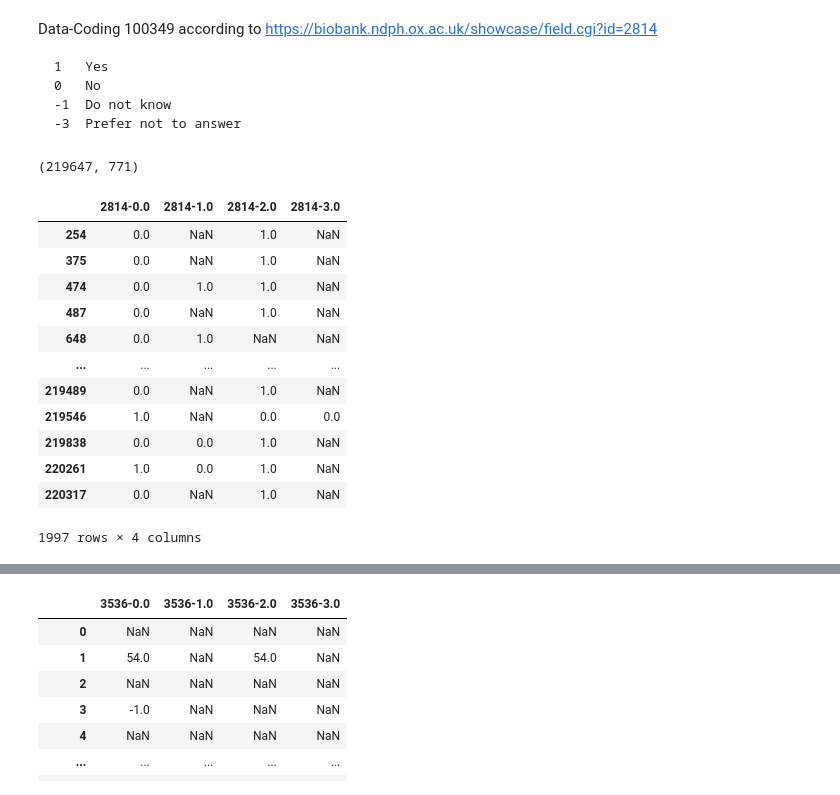
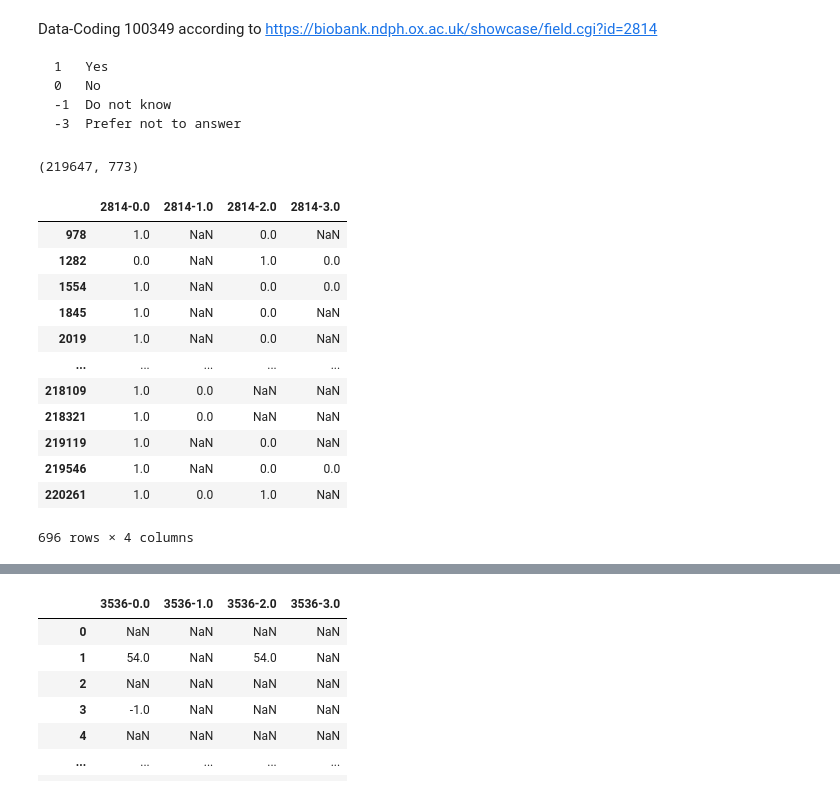
Before and after one commit to statgenetics/UKBB_GWAS_dev, a Jupyter notebook: workflow/051822_ARHI_sex_interaction.ipynb, the cells around one changed output, grey strips where cells are left out. Drawn from its saved outputs; the diff is of its cells as text; code cells hidden in the pictures.

```diff
--- a/workflow/051822_ARHI_sex_interaction.ipynb
+++ b/workflow/051822_ARHI_sex_interaction.ipynb
@@ -908,0 +973,11 @@ result
+# %%
+# f2247
+result = pd.DataFrame(columns=stat.columns)
+for i in range(1,23):
+    file = "~/UKBiobank/results/REGENIE_results/results_exome_data/051722_interaction_sex/burden/f2247/cache/ukb23155_c"+str(i)+"_b0_v1.filtered.gene.sex_f2247.regenie.gz"
+    stat = pd.read_csv(file,header=0,sep=" ")
+    result = pd.concat([result,stat[(stat["TEST"]=="ADD-INT_SNPxsex")&(stat["ID"].isin(knowngene))]], axis=0,ignore_index=True)
+result = result.sort_values("LOG10P",ascending=False)
+result.to_csv("~/UKBiobank/results/REGENIE_results/results_exome_data/051722_interaction_sex/burden/f2247/inter.knowngene.ranked.txt",index=False)
+result["P"] = 10**(-result["LOG10P"])
+result
@@ -908,0 +1002,11 @@ result
+# %%
+# f2257
+result = pd.DataFrame(columns=stat.columns)
+for i in range(1,23):
+    file = "~/UKBiobank/results/REGENIE_results/results_exome_data/051722_interaction_sex/burden/f2257/cache/ukb23155_c"+str(i)+"_b0_v1.filtered.gene.sex_f2257.regenie.gz"
+    stat = pd.read_csv(file,header=0,sep=" ")
+    result = pd.concat([result,stat[(stat["TEST"]=="ADD-INT_SNPxsex")&(stat["ID"].isin(knowngene))]], axis=0,ignore_index=True)
+result = result.sort_values("LOG10P",ascending=False)
+result.to_csv("~/UKBiobank/results/REGENIE_results/results_exome_data/051722_interaction_sex/burden/f2257/inter.knowngene.ranked.txt",index=False)
+result["P"] = 10**(-result["LOG10P"])
+result
@@ -908,0 +1031,11 @@ result
+# %%
+# f2247_f2257
+result = pd.DataFrame(columns=stat.columns)
+for i in range(1,23):
+    file = "~/UKBiobank/results/REGENIE_results/results_exome_data/051722_interaction_sex/burden/f2247_f2257/cache/ukb23155_c"+str(i)+"_b0_v1.filtered.gene.sex_f2247_f2257.regenie.gz"
+    stat = pd.read_csv(file,header=0,sep=" ")
+    result = pd.concat([result,stat[(stat["TEST"]=="ADD-INT_SNPxsex")&(stat["ID"].isin(knowngene))]], axis=0,ignore_index=True)
+result = result.sort_values("LOG10P",ascending=False)
+result.to_csv("~/UKBiobank/results/REGENIE_results/results_exome_data/051722_interaction_sex/burden/f2247_f2257/inter.knowngene.ranked.txt",index=False)
+result["P"] = 10**(-result["LOG10P"])
+result
@@ -2028,0 +2445,7 @@ Name: f3581, dtype: int64
+# %%
+def find_medications(row):
+    if len(row.dropna().to_list())==0 and 4 in row.dropna().to_list():
+            return 1
+    return 0
+filtered["6153"] = filtered[medications].apply(find_medications, axis=1)
+filtered.loc[:,medications+["6153"]]
@@ -2062,28 +2504,27 @@ exclusion = filtered[ever_HRT].apply(find_exclusion_ever_HRT, axis=1)
 filtered = filtered[~exclusion]
 filtered.shape
 # %% [output]
-(219647, 771)
+(219647, 773)
 # %%
 def find_inconsistencies_ever_HRT(row):
-    if len(row.dropna().unique()) >1:
-        return True
-    return False
+    ans = [i for i in row if (not pd.isna(i)) and (i in [0,1])]
+    return sorted(ans) != ans
 inconsistencies = filtered[ever_HRT].apply(find_inconsistencies_ever_HRT, axis=1)
 filtered.loc[inconsistencies,ever_HRT]
 # %% [output]
 |  | 2814-0.0 | 2814-1.0 | 2814-2.0 | 2814-3.0 |
-| 254 | 0.0 | NaN | 1.0 | NaN |
-| 375 | 0.0 | NaN | 1.0 | NaN |
-| 474 | 0.0 | 1.0 | 1.0 | NaN |
-| 487 | 0.0 | NaN | 1.0 | NaN |
-| 648 | 0.0 | 1.0 | NaN | NaN |
+| 978 | 1.0 | NaN | 0.0 | NaN |
+| 1282 | 0.0 | NaN | 1.0 | 0.0 |
+| 1554 | 1.0 | NaN | 0.0 | 0.0 |
+| 1845 | 1.0 | NaN | 0.0 | NaN |
+| 2019 | 1.0 | NaN | 0.0 | NaN |
 | ... | ... | ... | ... | ... |
-| 219489 | 0.0 | NaN | 1.0 | NaN |
+| 218109 | 1.0 | 0.0 | NaN | NaN |
+| 218321 | 1.0 | 0.0 | NaN | NaN |
+| 219119 | 1.0 | NaN | 0.0 | NaN |
 | 219546 | 1.0 | NaN | 0.0 | 0.0 |
-| 219838 | 0.0 | 0.0 | 1.0 | NaN |
 | 220261 | 1.0 | 0.0 | 1.0 | NaN |
-| 220317 | 0.0 | NaN | 1.0 | NaN |
-1997 rows × 4 columns
+696 rows × 4 columns
 # %%
 filtered = filtered[~inconsistencies]
 filtered.shape
```
Also changed, not shown: parts of 34 cells of this notebook.
